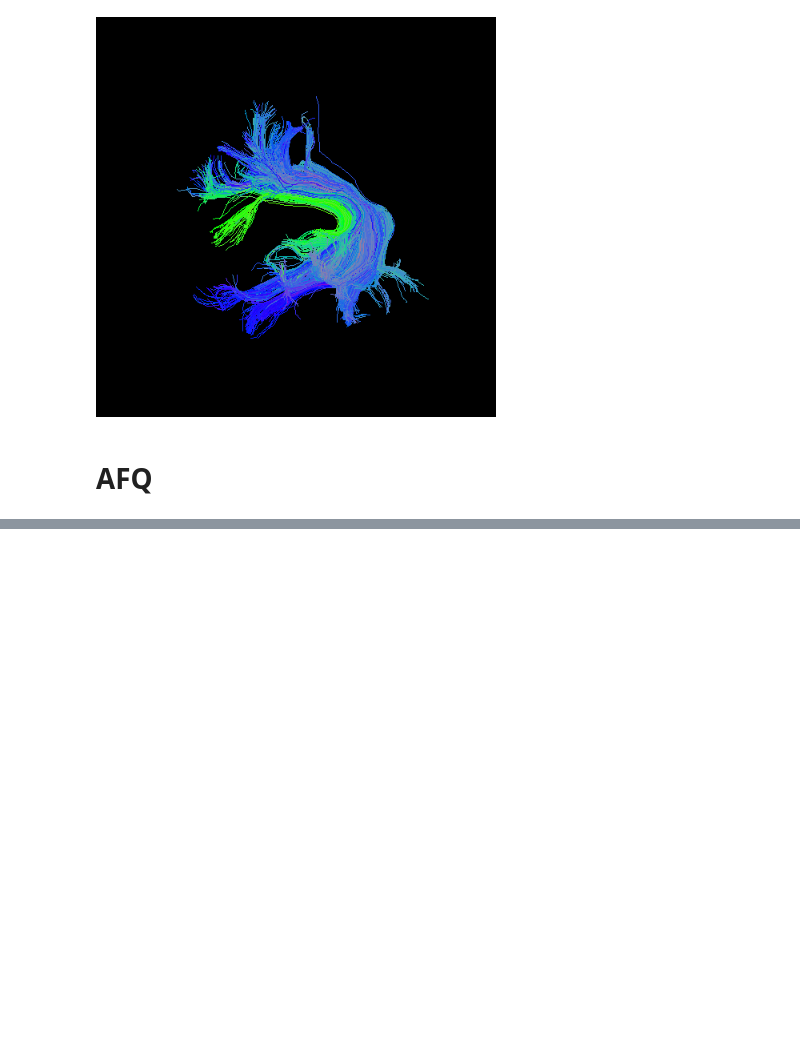
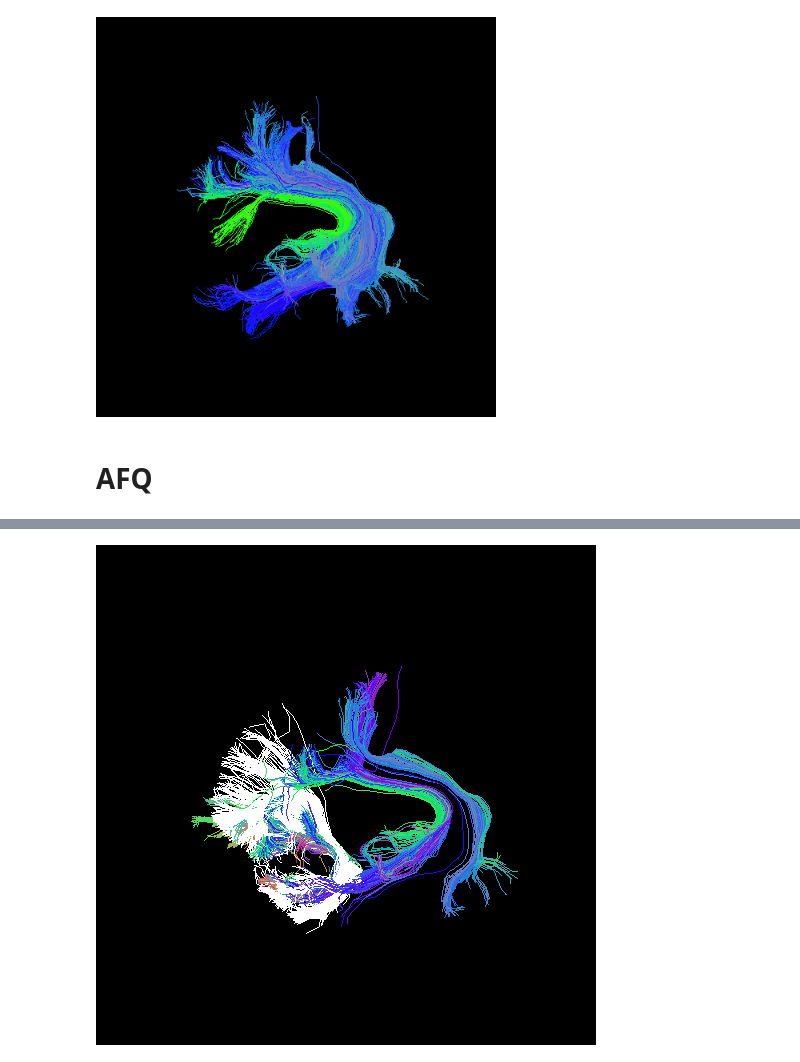
Before and after one commit to kesshijordan/shared_notebooks, a Jupyter notebook: Keshtest_pyAFQ_Freesurfer_Recobundles.ipynb, the cells around one changed output, grey strips where cells are left out. Saved outputs shown, nothing was run; the diff lists cells and outputs as text; code cells hidden in the pictures; blank space fills up the shorter version.

```diff
--- a/Keshtest_pyAFQ_Freesurfer_Recobundles.ipynb
+++ b/Keshtest_pyAFQ_Freesurfer_Recobundles.ipynb
@@ -328,0 +552,4 @@ ax.legend()
+# %%
+Image('pyAFQuicobundles_freesurfer_test_outputs/Left Uncinate_1tB.png')
+# %% [output]
+[figure, added]
```
Also changed, not shown: parts of 42 cells of this notebook.
